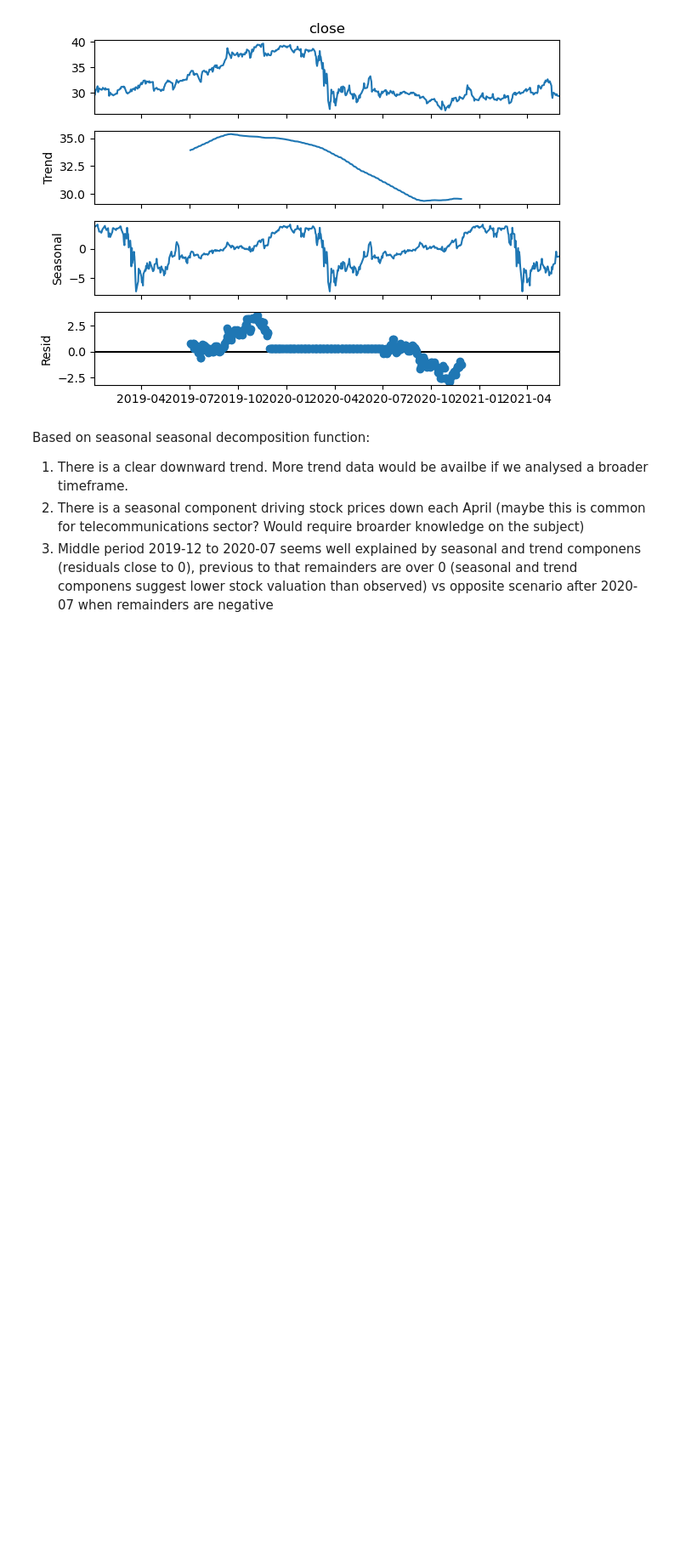
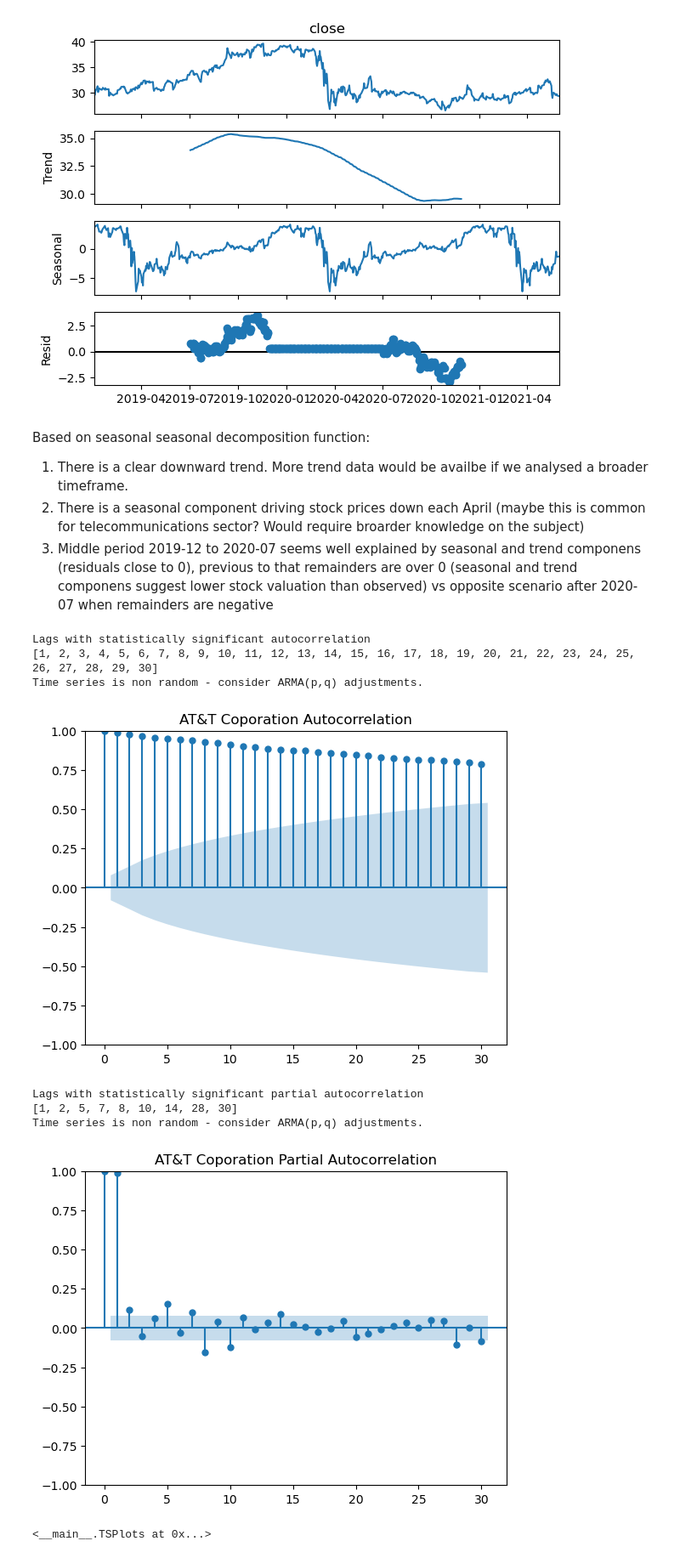
Before and after one commit to TGusciora/Python, a Jupyter notebook: Manning/TimeSeriesStockPrices/TimeSeriesComponents/001_1_1_TGusciora_TimeSeriesComponents_DataExtracting.ipynb, the cells around one changed output. Shown at 85% size. Cells and saved outputs as stored; diff of their text form; code cells hidden in the pictures; blank space fills up the shorter version.

```diff
--- a/Manning/TimeSeriesStockPrices/TimeSeriesComponents/001_1_1_TGusciora_TimeSeriesComponents_DataExtracting.ipynb
+++ b/Manning/TimeSeriesStockPrices/TimeSeriesComponents/001_1_1_TGusciora_TimeSeriesComponents_DataExtracting.ipynb
@@ -262,3 +245,15 @@ Based on seasonal seasonal decomposition function:
 1) There is a clear downward trend. More trend data would be availbe if we analysed a broader timeframe.
 2) There is a seasonal component driving stock prices down each April (maybe this is common for telecommunications sector? Would require broarder knowledge on the subject)
 3) Middle period 2019-12 to 2020-07 seems well explained by seasonal and trend componens (residuals close to 0), previous to that remainders are over 0 (seasonal and trend componens suggest lower stock valuation than observed) vs opposite scenario after 2020-07 when remainders are negative
+# %%
+TSPlots(series_in = att_series, title = 'AT&T Coporation')
+# %% [output]
+Lags with statistically significant autocorrelation
+[1, 2, 3, 4, 5, 6, 7, 8, 9, 10, 11, 12, 13, 14, 15, 16, 17, 18, 19, 20, 21, 22, 23, 24, 25, 26, 27, 28, 29, 30]
+Time series is non random - consider ARMA(p,q) adjustments.
+[figure, added]
+Lags with statistically significant partial autocorrelation
+[1, 2, 5, 7, 8, 10, 14, 28, 30]
+Time series is non random - consider ARMA(p,q) adjustments.
+[figure, added]
+<__main__.TSPlots at 0x...>
```
Also changed, not shown: parts of 11 cells of this notebook.
